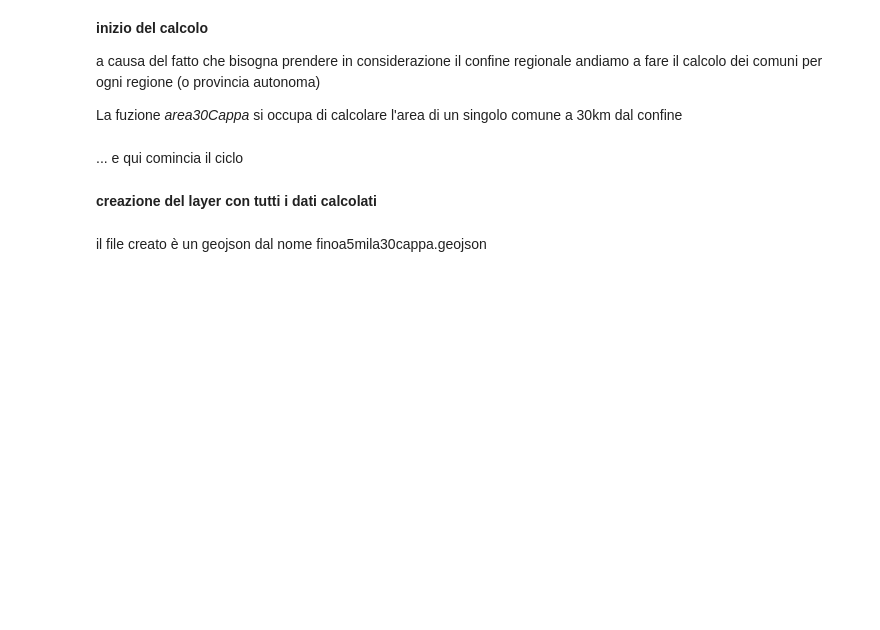
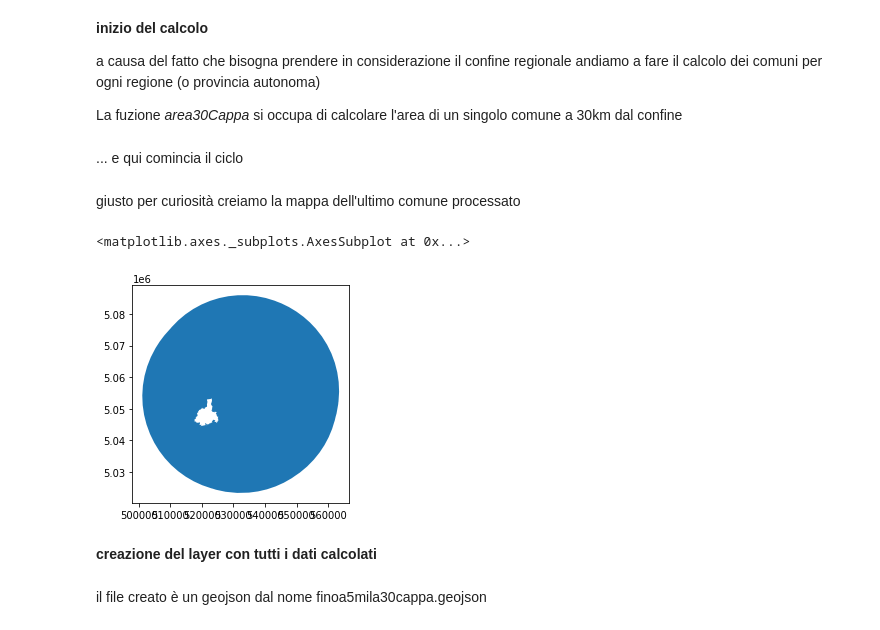
Before and after one commit to ondata/30cappa, a Jupyter notebook: script/conpython/30cappa.ipynb, the cells around one changed output. Cells and saved outputs as stored; diff of their text form; code cells hidden in the pictures; blank space fills up the shorter version.

```diff
--- a/script/conpython/30cappa.ipynb
+++ b/script/conpython/30cappa.ipynb
@@ -96,7 +136,7 @@ dati_demografici_comuni_italiani = "http://demo.istat.it/pop2020/dati/comuni.zip
 nonostante lo zip contenga un CSV la prima riga va cancellata in quanto è usata come titolo del dataset, pertanto bisogna partire dalla seconda (*skiprows=1*).<br/>
 La codifica caratteri è *utf-8*
 # %%
-demo_comuni = pd.read_csv(dati_demografici_comuni_italiani,skiprows=1,encoding='utf-8')
+demo_comuni = pd.read_csv(dati_demografici_comuni_italiani,skiprows=1,encoding='utf-8',low_memory=False)
 # %% [markdown]
 visualizzazione prime righe
 # %%
@@ -198,21 +236,21 @@ a causa del fatto che bisogna prendere in considerazione il confine regionale an
 
 La fuzione *area30Cappa* si occupa di calcolare l'area di un singolo comune a 30km dal confine
 # %%
-def area30Cappa(comune,regione,gdf_confine):
+def area30Cappa(comune,comuni_capoluogo,confine):
   # creazione dell'area a 30cappa dal confine
   comune['geometry'] = comune.geometry.buffer(30000)
   # taglio sul confine regionale
-  comune = gpd.overlay(comune,gdf_confine, how='intersection')
+  comune = gpd.overlay(comune,confine, how='intersection')
   # spatial join al fine di avere i nomi dei comuni che intersecano l'area
   # nota: l'intersezione aggiunge i suffissi _right
-  comuni_raggiungibili = gpd.sjoin(comune,regione)[['COMUNE_right','PRO_COM_T_right','CC_UTS']]
+  comuni_raggiungibili = gpd.sjoin(comune,comuni_capoluogo)[['COMUNE_right','PRO_COM_T_right','CC_UTS']]
   # pulizia del suffisso
   for col in comuni_raggiungibili.columns:
     comuni_raggiungibili.rename(columns={col:col.replace("_right","")},inplace=True)
   # esclusione dell'aree dei comuni capoluogo
   capoluoghi = []
   for cod_capoluogo in comuni_raggiungibili[comuni_raggiungibili.CC_UTS==1].PRO_COM_T.unique():
-    capoluogo = regione[regione.PRO_COM_T == cod_capoluogo].reset_index()
+    capoluogo = comuni_capoluogo[comuni_capoluogo.PRO_COM_T == cod_capoluogo].reset_index()
     capoluoghi.append(capoluogo.COMUNE.values[0])
     # creazione della nuova geometria
     comune = gpd.overlay(comune,capoluogo,how='difference')
@@ -286,3 +271,27 @@ for cod_reg in geo_comuni_popolazione.COD_REG.unique():
+# %%
+tutti_i_comuni = []
+# estrazione comune sotto i 5000 abitanti
+piccoli_comuni = geo_comuni_popolazione[geo_comuni_popolazione.POPOLAZIONE <= 5000]
+# estrazione comuni capoluogo
+geo_comuni_capoluoogo_provincia = geo_comuni_popolazione[geo_comuni_popolazione.CC_UTS == 1]
+for codice in piccoli_comuni.PRO_COM_T.unique():
+  # estrazione singolo comune
+  comune = piccoli_comuni[piccoli_comuni['PRO_COM_T'] == codice].reset_index()
+  comune = comune[['COMUNE','PRO_COM_T','POPOLAZIONE','geometry']]
+  nome = str(comune['PRO_COM_T'].values[0])
+  comune.to_crs(epsg=4326).to_file(nome + ".geojson",driver="GeoJSON")
+  comune = area30Cappa(comune,geo_comuni_capoluoogo_provincia,confini_italia)
+  ## creazione del file geojson
+  comune.to_crs(epsg=4326).to_file(nome + "_a30cappa.geojson",driver="GeoJSON")
+  tutti_i_comuni.append(comune)
+# %% [markdown]
+giusto per curiosità creiamo la mappa dell'ultimo comune processato
+# %%
+ax = comune.to_crs(epsg=3857).plot(figsize=(12,12),edgecolor='xkcd:orange',facecolor="none")
+ctx.add_basemap(ax,crs=comune.to_crs(epsg=3857).crs.to_string(),source=ctx.providers.Stamen.Terrain)
+# %% [output]
+<matplotlib.axes._subplots.AxesSubplot at 0x...>
+[figure, added]
 # %% [markdown]
 **creazione del layer con tutti i dati calcolati**
 # %%
```
Also changed, not shown: parts of 20 cells of this notebook, 1 other file.
